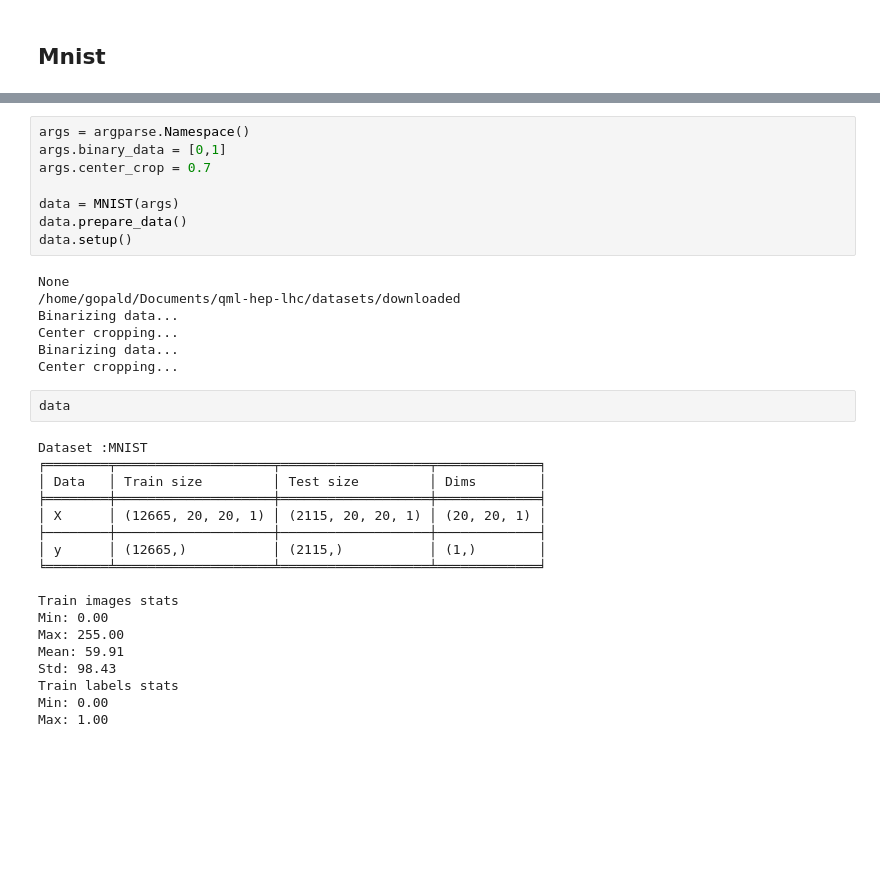
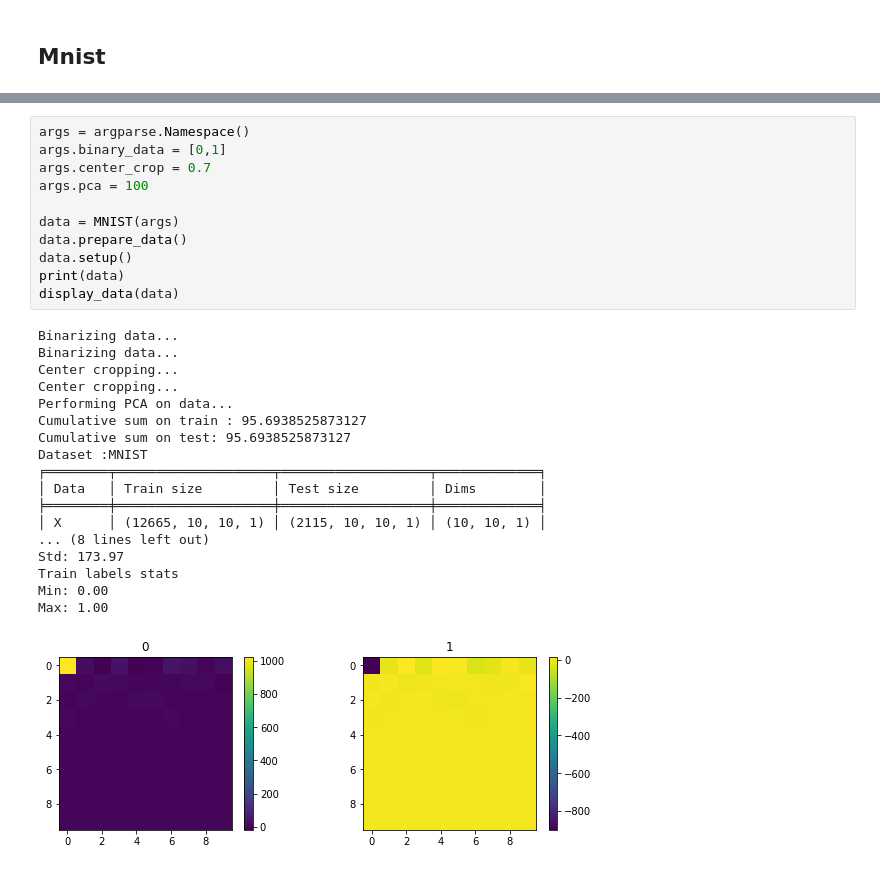
Before and after one commit to Gopal-Dahale/qml-hep-lhc, a Jupyter notebook: notebooks/Slides week 4.ipynb, the cells around one changed output, grey strips where cells are left out. Saved outputs shown, nothing was run; the diff lists cells and outputs as text; blank space fills up the shorter version.

```diff
--- a/notebooks/Slides week 4.ipynb
+++ b/notebooks/Slides week 4.ipynb
@@ -75,35 +101,30 @@ plt.ylabel('cumulative explained variance');
 # %%
 args = argparse.Namespace()
 args.binary_data = [0,1]
 args.center_crop = 0.7
+args.pca = 100
 
 data = MNIST(args)
 data.prepare_data()
 data.setup()
+print(data)
+display_data(data)
 # %% [output]
-None
-/home/gopald/Documents/qml-hep-lhc/datasets/downloaded
+Binarizing data...
 Binarizing data...
 Center cropping...
-Binarizing data...
 Center cropping...
+Performing PCA on data...
+Cumulative sum on train : 95.6938525873127
+Cumulative sum on test: 95.6938525873127
+Dataset :MNIST
+╒════════╤════════════════════╤═══════════════════╤═════════════╕
+│ Data   │ Train size         │ Test size         │ Dims        │
+╞════════╪════════════════════╪═══════════════════╪═════════════╡
+│ X      │ (12665, 10, 10, 1) │ (2115, 10, 10, 1) │ (10, 10, 1) │
+... (8 lines left out)
+Std: 173.97
+Train labels stats
+Min: 0.00
+Max: 1.00
+[figure, added]
-# %%
-data
-# %% [output]
-Dataset :MNIST
-╒════════╤════════════════════╤═══════════════════╤═════════════╕
-│ Data   │ Train size         │ Test size         │ Dims        │
-╞════════╪════════════════════╪═══════════════════╪═════════════╡
-│ X      │ (12665, 20, 20, 1) │ (2115, 20, 20, 1) │ (20, 20, 1) │
-├────────┼────────────────────┼───────────────────┼─────────────┤
-│ y      │ (12665,)           │ (2115,)           │ (1,)        │
-╘════════╧════════════════════╧═══════════════════╧═════════════╛
-
-Train images stats
-Min: 0.00
-Max: 255.00
-Mean: 59.91
-Std: 98.43
-Train labels stats
-Min: 0.00
-Max: 1.00
```
Also changed, not shown: parts of 43 cells of this notebook, 2 other files.
